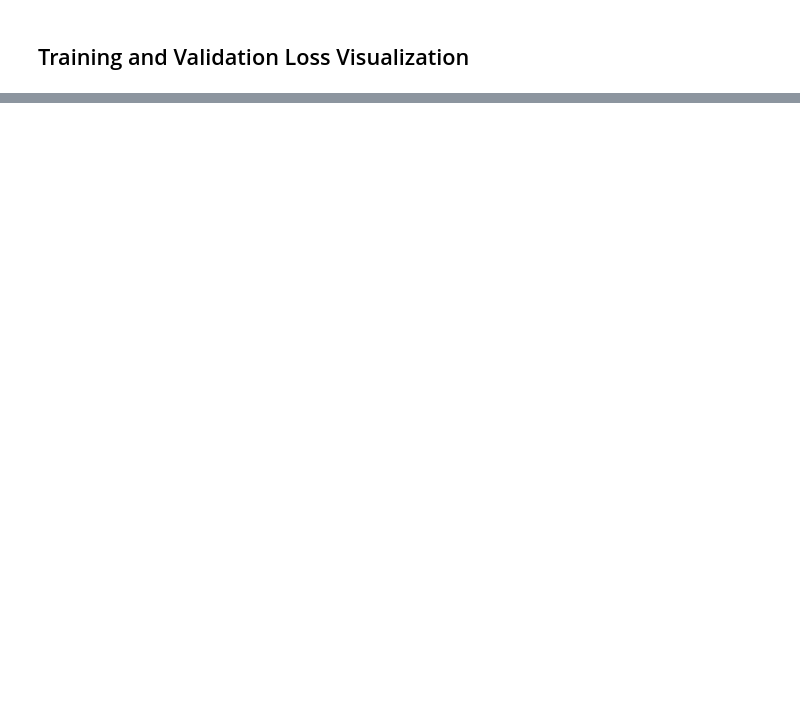
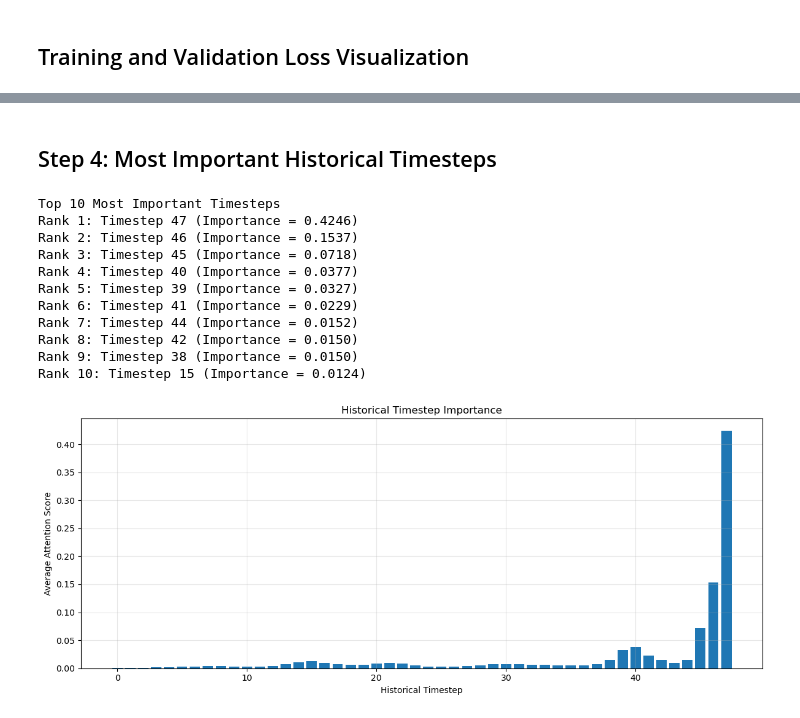
Before and after one commit to nid2709/TSA, a Jupyter notebook: notebooks/Transformer.ipynb, the cells around one changed output, grey strips where cells are left out. Cells and saved outputs as stored; diff of their text form; code cells hidden in the pictures; blank space fills up the shorter version.

```diff
--- a/notebooks/Transformer.ipynb
+++ b/notebooks/Transformer.ipynb
@@ -2677,0 +1128,52 @@ layer_similarity_df
+# %% [markdown]
+## Step 4: Most Important Historical Timesteps
+# %%
+# Average attention over all query positions
+importance_scores = avg_attention.mean(axis=0)
+
+# Top 10 most important timesteps
+top_k = 10
+
+top_indices = np.argsort(importance_scores)[-top_k:][::-1]
+
+print("Top 10 Most Important Timesteps")
+
+for rank, idx in enumerate(top_indices, start=1):
+    print(
+        f"Rank {rank}: "
+        f"Timestep {idx} "
+        f"(Importance = {importance_scores[idx]:.4f})"
+    )
+
+# Visualization
+plt.figure(figsize=(12,5))
+
+plt.bar(
+    range(len(importance_scores)),
+    importance_scores
+)
+
+plt.title(
+    "Historical Timestep Importance"
+)
+
+plt.xlabel("Historical Timestep")
+plt.ylabel("Average Attention Score")
+
+plt.grid(True, alpha=0.3)
+
+plt.tight_layout()
+plt.show()
+# %% [output]
+Top 10 Most Important Timesteps
+Rank 1: Timestep 47 (Importance = 0.4246)
+Rank 2: Timestep 46 (Importance = 0.1537)
+Rank 3: Timestep 45 (Importance = 0.0718)
+Rank 4: Timestep 40 (Importance = 0.0377)
+Rank 5: Timestep 39 (Importance = 0.0327)
+Rank 6: Timestep 41 (Importance = 0.0229)
+Rank 7: Timestep 44 (Importance = 0.0152)
+Rank 8: Timestep 42 (Importance = 0.0150)
+Rank 9: Timestep 38 (Importance = 0.0150)
+Rank 10: Timestep 15 (Importance = 0.0124)
+[figure, added]
```
Also changed, not shown: parts of 108 cells of this notebook, 1 other file.
